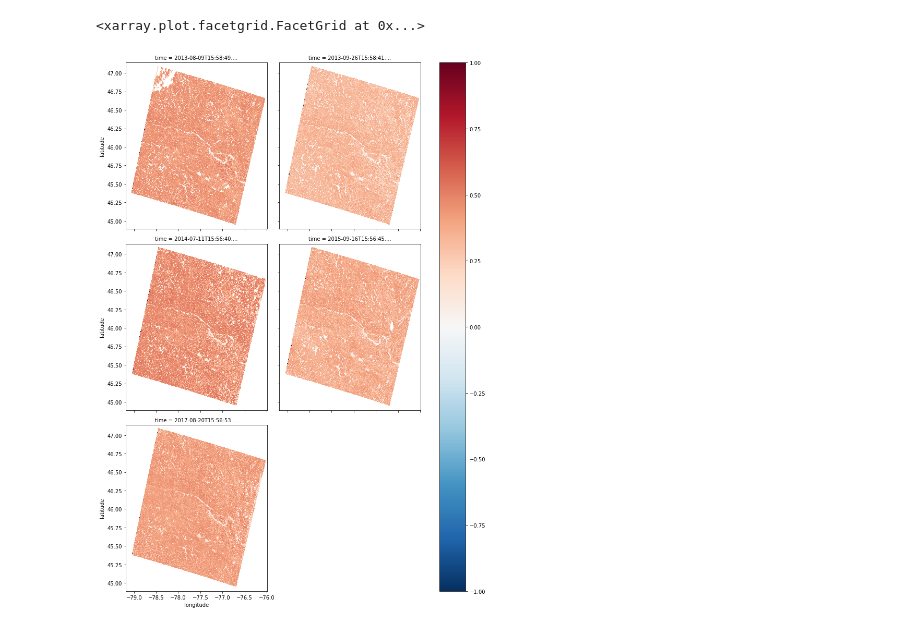
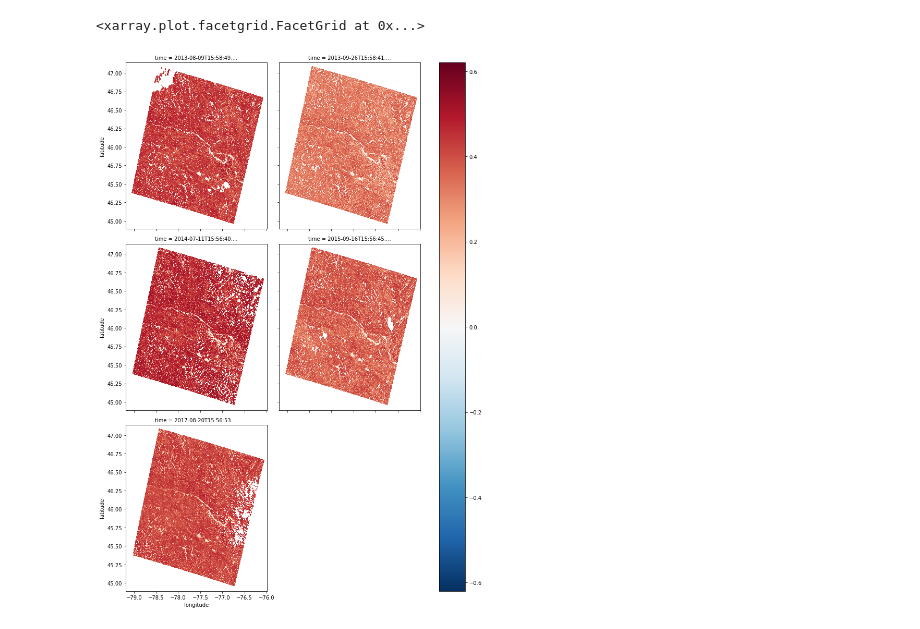
Before and after one commit to jeannettestrand/data_cube_docs, a Jupyter notebook: notebooks/NDBI.ipynb, the cells around one changed output. Saved outputs shown, nothing was run; the diff lists cells and outputs as text; code cells hidden in the pictures.

```diff
--- a/notebooks/NDBI.ipynb
+++ b/notebooks/NDBI.ipynb
@@ -13,21 +13,18 @@ res = (0.0025, -0.0025)
 m = ['swir2', 'nir', 'quality']
 # %%
 # Load the data into memory
-two_bands = dc.load(product = p
+data = dc.load(product = p
                     , measurements = m
                     #, time= (start, end)
                     , resolution = res
                    )
 # %%
 # Isolate all valid data in the the two bands of interest
-swir = two_bands.swir2.where(two_bands.swir2 != two_bands.swir2.attrs['nodata'])
-nir = two_bands.nir.where(two_bands.nir != two_bands.nir.attrs['nodata'])
-swir.plot(col='time'
+swir2 = data.swir2.where(data.swir2 != data.swir2.attrs['nodata'])
+nir = data.nir.where(data.nir != data.nir.attrs['nodata'])
+swir2.plot(col='time'
           , col_wrap = 2
           , size = 5)
-nir.plot(col='time'
-          , col_wrap = 2
-          , size = 5)
 # %% [output]
 <xarray.plot.facetgrid.FacetGrid at 0x...>
 [figure]
@@ -35,11 +45,11 @@ nir.plot(col='time'
 # %%
-cloud_free = masking.make_mask(two_bands, cloud=False).quality
+cloud_free = masking.make_mask(data, cloud=False, cirrus_confidence= 'Low', cloud_shadow_conf = 'Low').quality
 # %%
 #Calculate and plot the NDBI
-ndbi = ((nir - swir) / (nir + swir)).where(cloud_free)
-ndbi.plot(col='time'
+NDBI = ((nir - swir2) / (nir + swir2)).where(cloud_free)
+NDBI.plot(col='time'
           , col_wrap = 2
           , size = 5)
 # %% [output]
 <xarray.plot.facetgrid.FacetGrid at 0x...>
-[figure, old version]
+[figure, new version]
```
Also changed, not shown: parts of 2 cells of this notebook, 7 other files.
